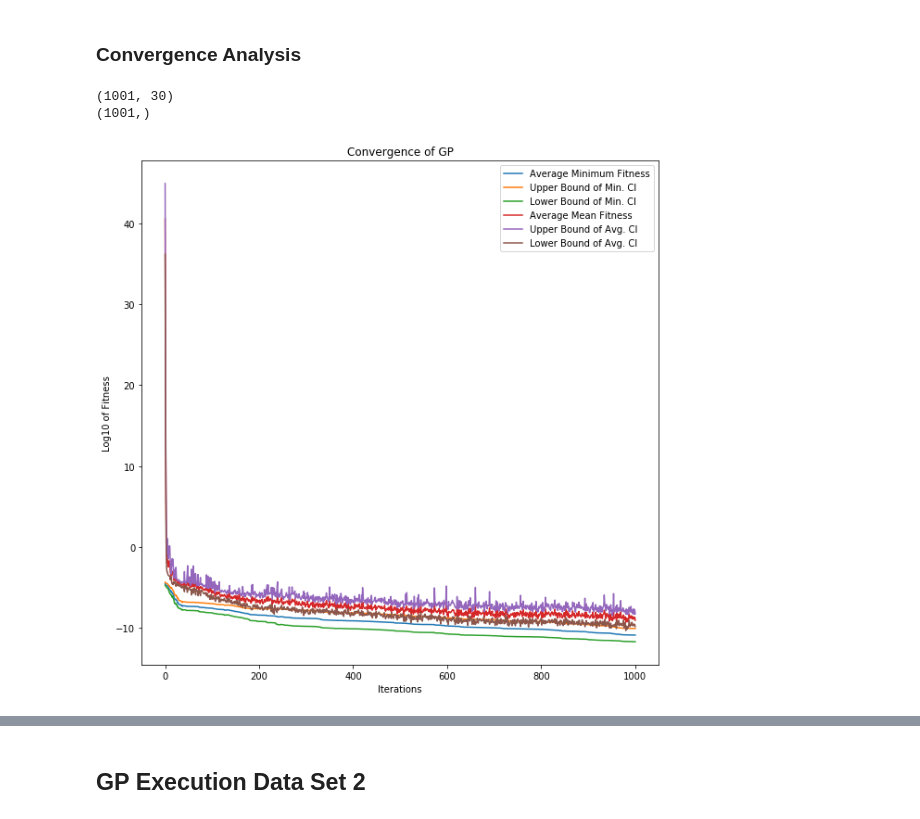
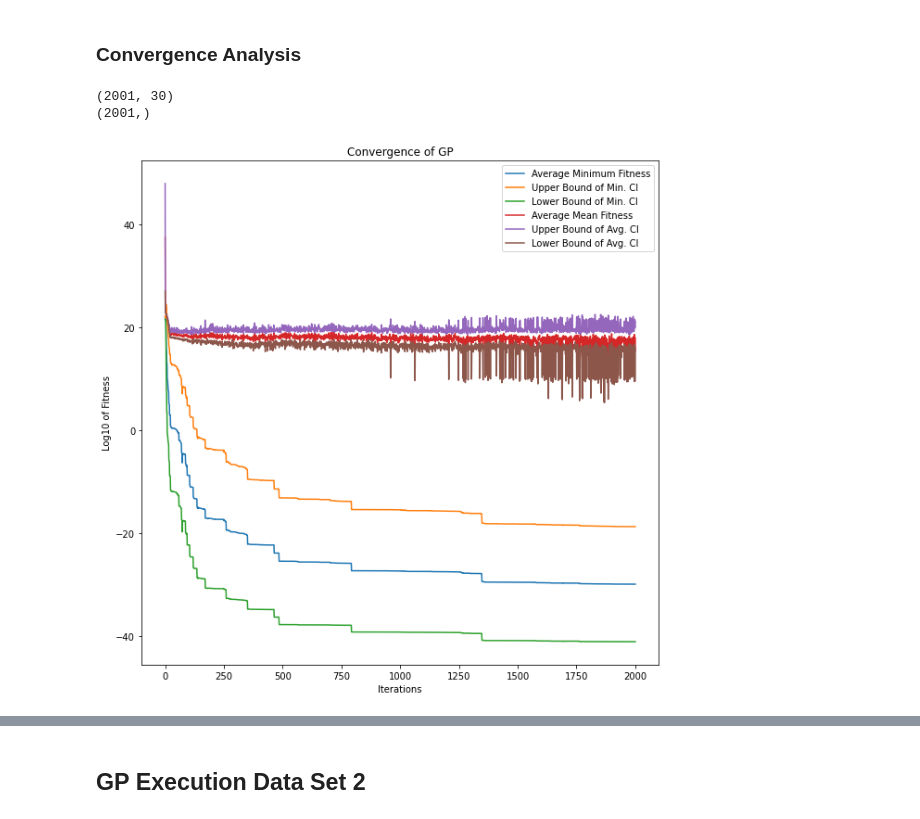
Before and after one commit to upadhyan/Symbolic-Regression, a Jupyter notebook: GP_Execution.ipynb, the cells around one changed output, grey strips where cells are left out. Cells and saved outputs as stored; diff of their text form; code cells hidden in the pictures.

```diff
--- a/GP_Execution.ipynb
+++ b/GP_Execution.ipynb
@@ -40,6 +46,8 @@ def protectedDiv(left, right):
 def create_pset(data_set):
     rand_integer = random.randint(1,1234238)
     eph_name = "rand1_" + str(rand_integer)
+    pi_name = "randpi_" + str(random.randint(1,12342434))
+    euler_name = "rande_" + str(random.randint(1,12342434))
     n_var = len(data_set.columns) - 1
     pset = gp.PrimitiveSet("MAIN", n_var)
     pset.addPrimitive(operator.add, 2)
@@ -49,7 +57,9 @@ def create_pset(data_set):
     pset.addPrimitive(operator.neg, 1)
     pset.addPrimitive(math.cos, 1)
     pset.addPrimitive(math.sin, 1)
-    pset.addEphemeralConstant(eph_name, lambda: random.randint(-1,1))
+    pset.addEphemeralConstant(eph_name, lambda: random.randint(-50,50))
+    pset.addEphemeralConstant(pi_name, lambda: random.randint(-10,10)*math.pi)
+    pset.addEphemeralConstant(euler_name, lambda: random.randint(-10,10)*math.e)
     return pset
 # %% [markdown]
 ## Fitness Function
@@ -98,9 +108,9 @@ for i in tqdm(range(30)):
     pop, log = algorithms.eaMuPlusLambda(pop, toolbox,
                                          mu = 300,
                                          lambda_ = 300,
-                                         cxpb = 0.8,
-                                         mutpb = 0.2,
-                                         ngen = 1000,
+                                         cxpb = 0.7,
+                                         mutpb = 0.3,
+                                         ngen = 2000,
                                          stats = stats,
                                          halloffame = hof,
                                          verbose = False)
@@ -163,37 +173,37 @@ Squared Error on Testing Set = 90828.40872639936
 # %%
 min_arr = np.array(mins)
 min_arr = min_arr.T
 print(min_arr.shape)
 min_mean_arr = np.mean(np.log(min_arr), axis = 1)
 print(min_mean_arr.shape)
 min_std_arr = np.std(np.log(min_arr), axis = 1)
 min_margin_of_error = min_std_arr * 2.756 / np.sqrt(30)
 min_upper_bound = min_mean_arr + min_margin_of_error
 min_lower_bound = min_mean_arr - min_margin_of_error
 
 avg_arr = np.array(means)
 avg_arr = avg_arr.T
 avg_mean_arr = np.mean(np.log(avg_arr), axis = 1)
 avg_std_arr = np.std(np.log(avg_arr), axis = 1)
 avg_margin_of_error = avg_std_arr * 2.756 / np.sqrt(30)
 avg_upper_bound = avg_mean_arr + avg_margin_of_error
 avg_lower_bound = avg_mean_arr - avg_margin_of_error
 
 plt.rcParams["figure.figsize"] = (10,10)
 
-plt.plot(range(len(mean_min_arr)), min_mean_arr, label = "Average Minimum Fitness")
+plt.plot(range(len(min_mean_arr)), min_mean_arr, label = "Average Minimum Fitness")
 plt.plot(range(len(min_upper_bound)), min_upper_bound, label = "Upper Bound of Min. CI")
 plt.plot(range(len(min_lower_bound)), min_lower_bound, label = "Lower Bound of Min. CI")
-plt.plot(range(len(mean_min_arr)), avg_mean_arr, label = "Average Mean Fitness")
-plt.plot(range(len(mean_min_arr)), avg_upper_bound, label = "Upper Bound of Avg. CI")
-plt.plot(range(len(mean_min_arr)), avg_lower_bound, label = "Lower Bound of Avg. CI")
+plt.plot(range(len(avg_mean_arr)), avg_mean_arr, label = "Average Mean Fitness")
+plt.plot(range(len(avg_upper_bound)), avg_upper_bound, label = "Upper Bound of Avg. CI")
+plt.plot(range(len(avg_lower_bound)), avg_lower_bound, label = "Lower Bound of Avg. CI")
 
 plt.xlabel("Iterations")
 plt.ylabel("Log10 of Fitness")
 plt.title("Convergence of GP")
 plt.legend()
 plt.show()
 # %% [output]
-(1001, 30)
-(1001,)
+(2001, 30)
+(2001,)
-[figure, old version]
+[figure, new version]
```
Also changed, not shown: parts of 11 cells of this notebook, 6 other files.
